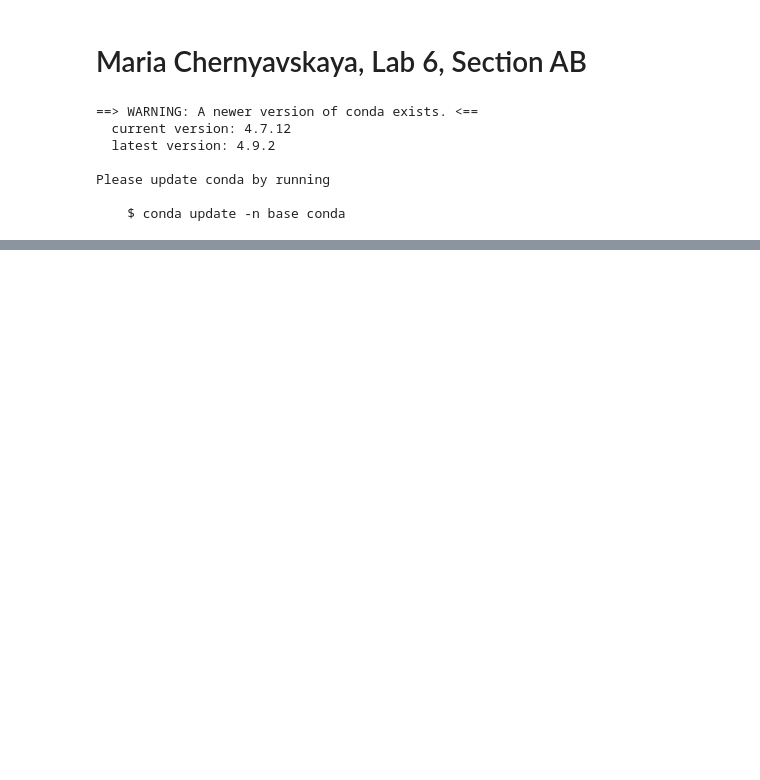
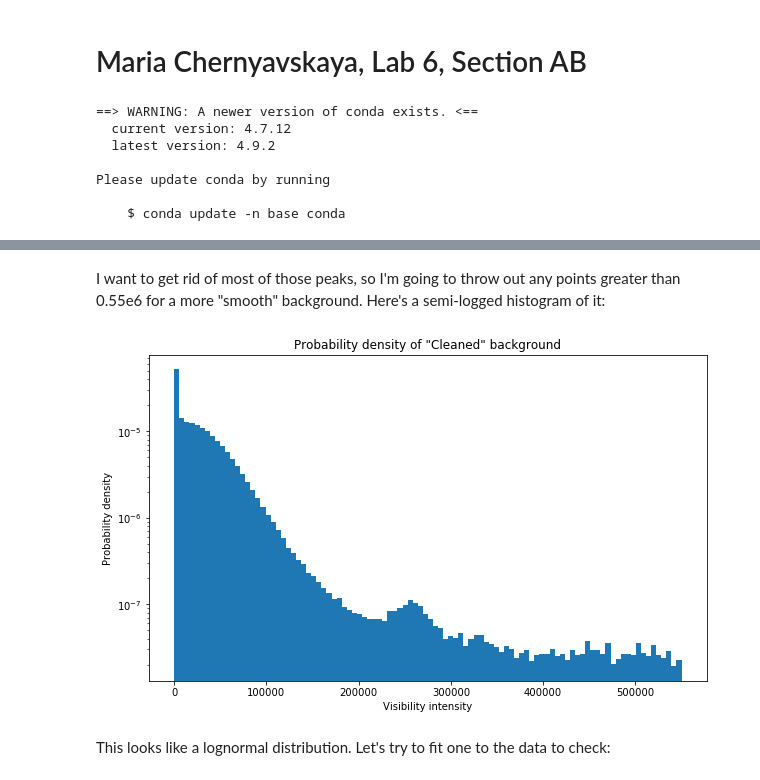
Before and after one commit to maria8ch/Phys434_BigData, a Jupyter notebook: Chernyavskaya_Report6.ipynb, the cells around one changed output, grey strips where cells are left out. Drawn from its saved outputs; the diff is of its cells as text; code cells hidden in the pictures; blank space fills up the shorter version.

```diff
--- a/Chernyavskaya_Report6.ipynb
+++ b/Chernyavskaya_Report6.ipynb
@@ -65,0 +73,14 @@ e) Discuss the answer to part d in some depth. Is it symmetric? Is it biased? Do
+# %% [markdown]
+I want to get rid of most of those peaks, so I'm going to throw out any points greater than 0.55e6 for a more "smooth" background. Here's a semi-logged histogram of it:
+# %%
+back_flat = (np.array(background)).flatten()
+back_clean = back_flat[back_flat<0.55e6]
+plt.hist(back_clean, bins=100, density= True)
+plt.title('Probability density of "Cleaned" background')
+plt.xlabel('Visibility intensity')
+plt.ylabel('Probability density')
+plt.yscale('log');
+# %% [output]
+[figure, added]
+# %% [markdown]
+This looks like a lognormal distribution. Let's try to fit one to the data to check:
```
Also changed, not shown: parts of 14 cells of this notebook.
